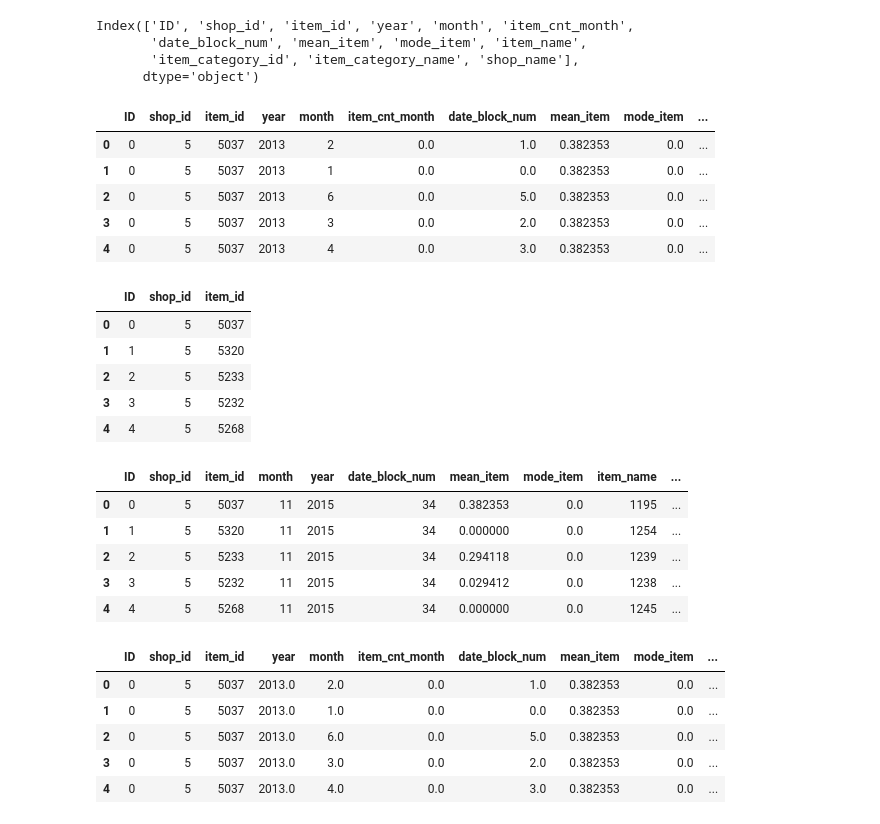
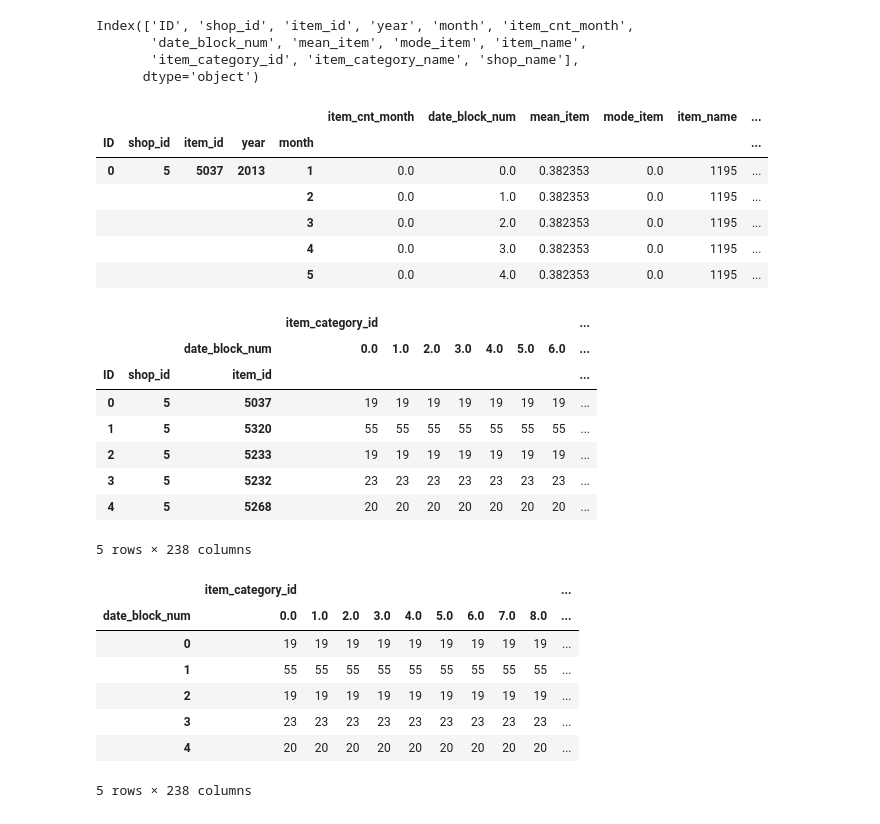
Before and after one commit to the-chiefdom/Predict_Future_Sales, a Jupyter notebook: 05.ipynb, the cells around one changed output. Drawn from its saved outputs; the diff is of its cells as text; code cells hidden in the pictures.

```diff
--- a/05.ipynb
+++ b/05.ipynb
@@ -32,6 +32,8 @@ test = test_full.loc[:,['ID', 'shop_id', 'item_id']]
 features = ['date_block_num', 'mean_item', 'mode_item', 'item_name', 'item_category_id', 'item_category_name', 'shop_name']
 
 target = ['item_cnt_month']
+
+values = ['item_cnt_month', 'mean_item', 'mode_item', 'item_name', 'item_category_id', 'item_category_name', 'shop_name']
 # %%
 train.columns
 # %% [output]
@@ -39,12 +41,18 @@ Index(['ID', 'shop_id', 'item_id', 'year', 'month', 'item_cnt_month',
        'date_block_num', 'mean_item', 'mode_item', 'item_name',
        'item_category_id', 'item_category_name', 'shop_name'],
       dtype='object')
+# %%
+train = train.set_index(['ID', 'shop_id', 'item_id', 'year', 'month']).sort_index(axis=0, level=['ID', 'year', 'month'])
 # %%
 train.head()
 # %% [output]
-|  | ID | shop_id | item_id | year | month | item_cnt_month | date_block_num | mean_item | mode_item | ... |
-| 0 | 0 | 5 | 5037 | 2013 | 2 | 0.0 | 1.0 | 0.382353 | 0.0 | ... |
-| 1 | 0 | 5 | 5037 | 2013 | 1 | 0.0 | 0.0 | 0.382353 | 0.0 | ... |
-| 2 | 0 | 5 | 5037 | 2013 | 6 | 0.0 | 5.0 | 0.382353 | 0.0 | ... |
-| 3 | 0 | 5 | 5037 | 2013 | 3 | 0.0 | 2.0 | 0.382353 | 0.0 | ... |
-| 4 | 0 | 5 | 5037 | 2013 | 4 | 0.0 | 3.0 | 0.382353 | 0.0 | ... |
+|  |  |  |  |  | item_cnt_month | date_block_num | mean_item | mode_item | item_name | ... |
+| ID | shop_id | item_id | year | month |  |  |  |  |  | ... |
+| 0 | 5 | 5037 | 2013 | 1 | 0.0 | 0.0 | 0.382353 | 0.0 | 1195 | ... |
+|  |  |  |  | 2 | 0.0 | 1.0 | 0.382353 | 0.0 | 1195 | ... |
+|  |  |  |  | 3 | 0.0 | 2.0 | 0.382353 | 0.0 | 1195 | ... |
+|  |  |  |  | 4 | 0.0 | 3.0 | 0.382353 | 0.0 | 1195 | ... |
+|  |  |  |  | 5 | 0.0 | 4.0 | 0.382353 | 0.0 | 1195 | ... |
+# %%
+train = train.pivot_table(index = ['ID','shop_id','item_id'],
+                  values = values, columns =['date_block_num'])
@@ -51,18 +67,25 @@ train.head()
 # %%
-test.head()
+train.head()
 # %% [output]
-|  | ID | shop_id | item_id |
-| 0 | 0 | 5 | 5037 |
-| 1 | 1 | 5 | 5320 |
-| 2 | 2 | 5 | 5233 |
-| 3 | 3 | 5 | 5232 |
-| 4 | 4 | 5 | 5268 |
+|  |  |  | item_category_id |  |  |  |  |  |  | ... |
+|  |  | date_block_num | 0.0 | 1.0 | 2.0 | 3.0 | 4.0 | 5.0 | 6.0 | ... |
+| ID | shop_id | item_id |  |  |  |  |  |  |  | ... |
+| 0 | 5 | 5037 | 19 | 19 | 19 | 19 | 19 | 19 | 19 | ... |
+| 1 | 5 | 5320 | 55 | 55 | 55 | 55 | 55 | 55 | 55 | ... |
+| 2 | 5 | 5233 | 19 | 19 | 19 | 19 | 19 | 19 | 19 | ... |
+| 3 | 5 | 5232 | 23 | 23 | 23 | 23 | 23 | 23 | 23 | ... |
+| 4 | 5 | 5268 | 20 | 20 | 20 | 20 | 20 | 20 | 20 | ... |
+5 rows × 238 columns
+# %%
+train.reset_index(drop=True, inplace=True)
 # %%
-test_full.head()
+train.head()
 # %% [output]
-|  | ID | shop_id | item_id | month | year | date_block_num | mean_item | mode_item | item_name | ... |
-| 0 | 0 | 5 | 5037 | 11 | 2015 | 34 | 0.382353 | 0.0 | 1195 | ... |
-| 1 | 1 | 5 | 5320 | 11 | 2015 | 34 | 0.000000 | 0.0 | 1254 | ... |
-| 2 | 2 | 5 | 5233 | 11 | 2015 | 34 | 0.294118 | 0.0 | 1239 | ... |
-| 3 | 3 | 5 | 5232 | 11 | 2015 | 34 | 0.029412 | 0.0 | 1238 | ... |
-| 4 | 4 | 5 | 5268 | 11 | 2015 | 34 | 0.000000 | 0.0 | 1245 | ... |
+|  | item_category_id |  |  |  |  |  |  |  |  | ... |
+| date_block_num | 0.0 | 1.0 | 2.0 | 3.0 | 4.0 | 5.0 | 6.0 | 7.0 | 8.0 | ... |
+| 0 | 19 | 19 | 19 | 19 | 19 | 19 | 19 | 19 | 19 | ... |
+| 1 | 55 | 55 | 55 | 55 | 55 | 55 | 55 | 55 | 55 | ... |
+| 2 | 19 | 19 | 19 | 19 | 19 | 19 | 19 | 19 | 19 | ... |
+| 3 | 23 | 23 | 23 | 23 | 23 | 23 | 23 | 23 | 23 | ... |
+| 4 | 20 | 20 | 20 | 20 | 20 | 20 | 20 | 20 | 20 | ... |
+5 rows × 238 columns
@@ -71,9 +91,0 @@ test_full.head()
-# %%
-dataset.head()
-# %% [output]
-|  | ID | shop_id | item_id | year | month | item_cnt_month | date_block_num | mean_item | mode_item | ... |
-| 0 | 0 | 5 | 5037 | 2013.0 | 2.0 | 0.0 | 1.0 | 0.382353 | 0.0 | ... |
-| 1 | 0 | 5 | 5037 | 2013.0 | 1.0 | 0.0 | 0.0 | 0.382353 | 0.0 | ... |
-| 2 | 0 | 5 | 5037 | 2013.0 | 6.0 | 0.0 | 5.0 | 0.382353 | 0.0 | ... |
-| 3 | 0 | 5 | 5037 | 2013.0 | 3.0 | 0.0 | 2.0 | 0.382353 | 0.0 | ... |
-| 4 | 0 | 5 | 5037 | 2013.0 | 4.0 | 0.0 | 3.0 | 0.382353 | 0.0 | ... |
```
Also changed, not shown: parts of 23 cells of this notebook, 1 other file.
